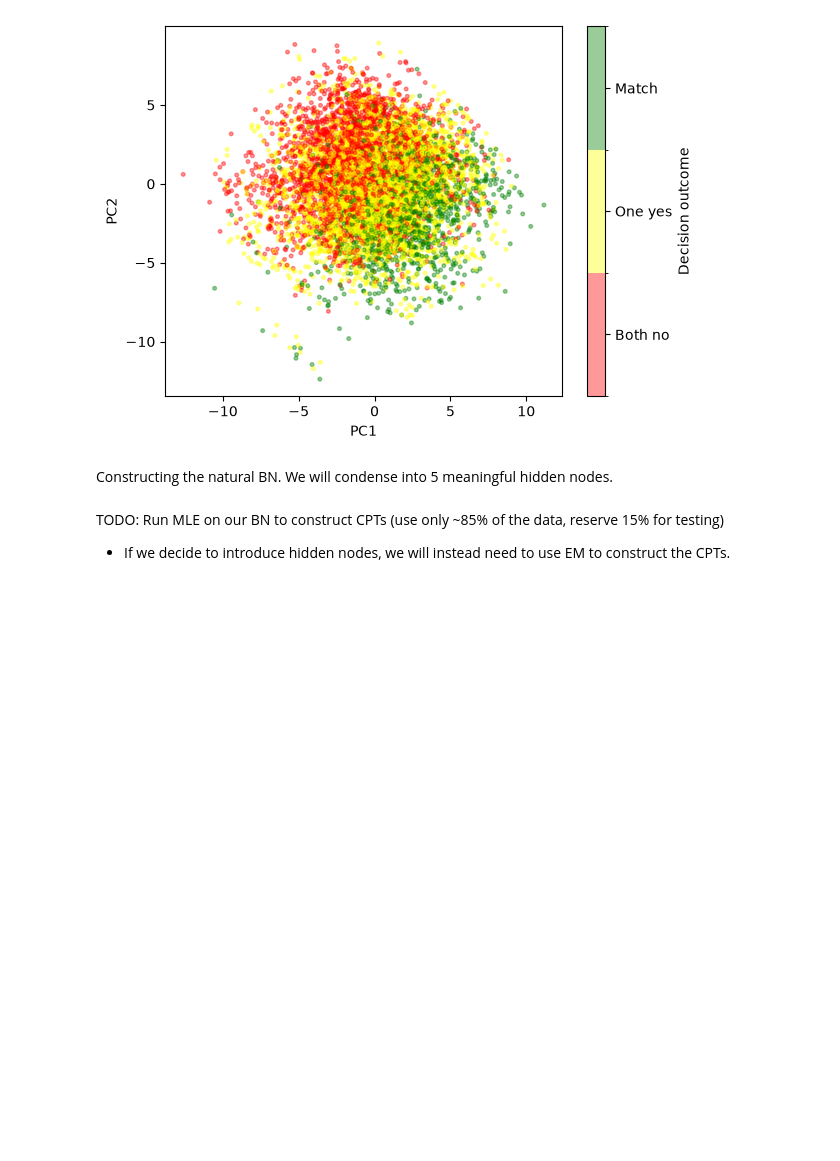
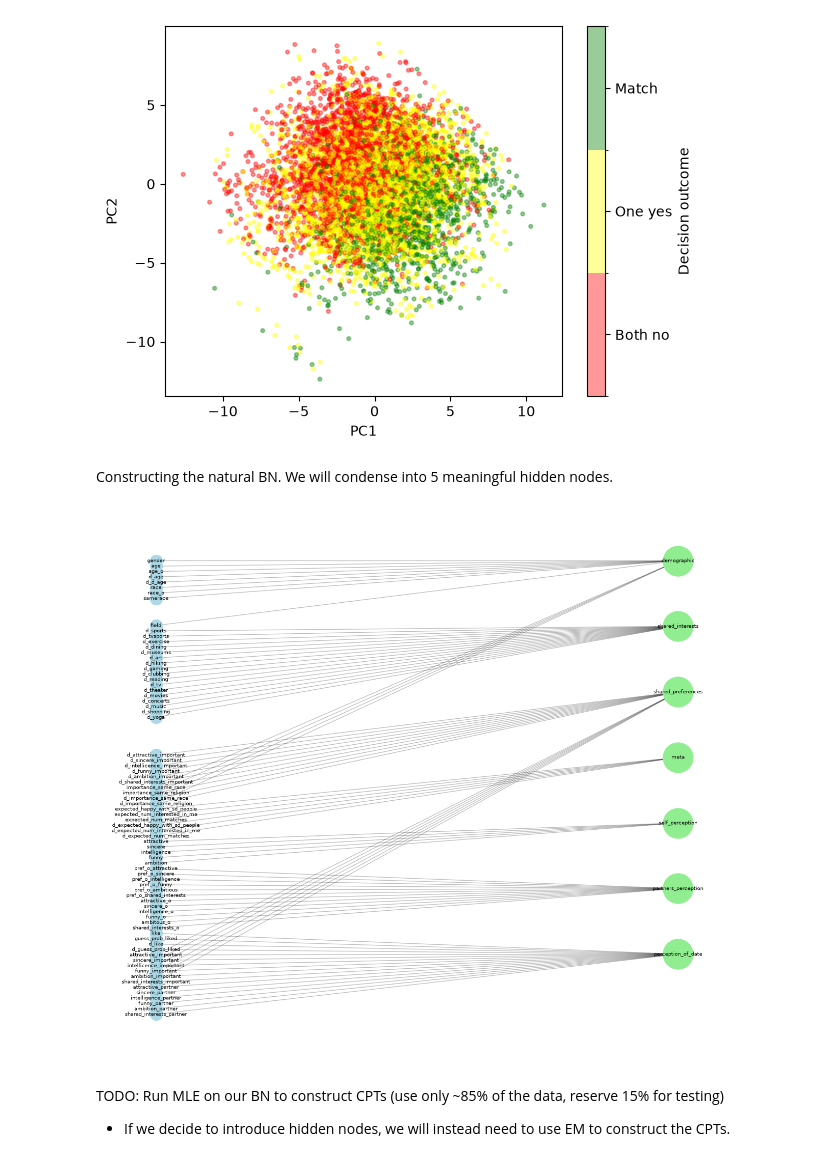
Before and after one commit to BimalRajGyawali/Learning-Speed-Dating, a Jupyter notebook: speed_dating.ipynb, the cells around one changed output. Cells and saved outputs as stored; diff of their text form; code cells hidden in the pictures; blank space fills up the shorter version.

```diff
--- a/speed_dating.ipynb
+++ b/speed_dating.ipynb
@@ -81,8 +82,7 @@ plt.show()
 Constructing the natural BN. We will condense into 5 meaningful hidden nodes.
 # %%
 demographic_vars = [
-    "has_null",
-    "wave",
+    #"wave",
     "gender",
     "age",
     "age_o",
@@ -146,7 +146,11 @@ meta_vars = [
 ]
 
 self_perception = [
-
+    "attractive",
+    "sincere",
+    "intelligence",
+    "funny",
+    "ambition"
 ]
 
 partners_perception = [
@@ -158,7 +162,7 @@ partners_perception = [
     "pref_o_shared_interests",
 
     "attractive_o",
-    "sinsere_o",
+    "sincere_o",
     "intelligence_o",
     "funny_o",
     "ambitous_o",
@@ -185,6 +189,69 @@ perception_of_date = [
     "ambition_partner",
     "shared_interests_partner"
 ]
+# %%
+latent_groups = {
+    "demographic": demographic_vars,
+    "shared_interests": interest_vars,
+    "shared_preferences": preference_vars,
+    "meta": meta_vars,
+    "self_perception": self_perception,
+    "partners_perception": partners_perception,
+    "perception_of_date": perception_of_date,
+}
+
+latent_nodes = list(latent_groups.keys())
+
+observed_nodes = [
+    v for features in latent_groups.values()
+    for v in features
+]
+
+edges = []
+
+for latent_node, features in latent_groups.items():
+    for feature in features:
+        edges.append((feature, latent_node))
+
+model = DiscreteBayesianNetwork(edges)
+
+pos = {}
+
+for i, node in enumerate(observed_nodes):
+    pos[node] = (0, -i)
+
+for i, node in enumerate(latent_nodes):
+    pos[node] = (3, -i * len(observed_nodes) / len(latent_nodes))
+
+plt.figure(figsize=(16, 14))
+
+nx.draw_networkx_nodes(
+    model, pos,
+    nodelist=observed_nodes,
+    node_color="lightblue",
+    node_size=300
+)
+
+nx.draw_networkx_nodes(
+    model, pos,
+    nodelist=latent_nodes,
+    node_color="lightgreen",
+    node_size=1800
+)
+
+nx.draw_networkx_edges(
+    model, pos,
+    arrows=True,
+    alpha=0.25
+)
+
+nx.draw_networkx_labels(model, pos, font_size=7)
+
+plt.axis("off")
+plt.savefig("BN_structure.png", dpi=300, bbox_inches="tight")
+plt.show()
+# %% [output]
+[figure, added]
 # %% [markdown]
 TODO: Run MLE on our BN to construct CPTs (use only ~85% of the data, reserve 15% for testing)
 - If we decide to introduce hidden nodes, we will instead need to use EM to construct the CPTs.
```
Also changed, not shown: parts of 1 cell of this notebook, 2 other files.
